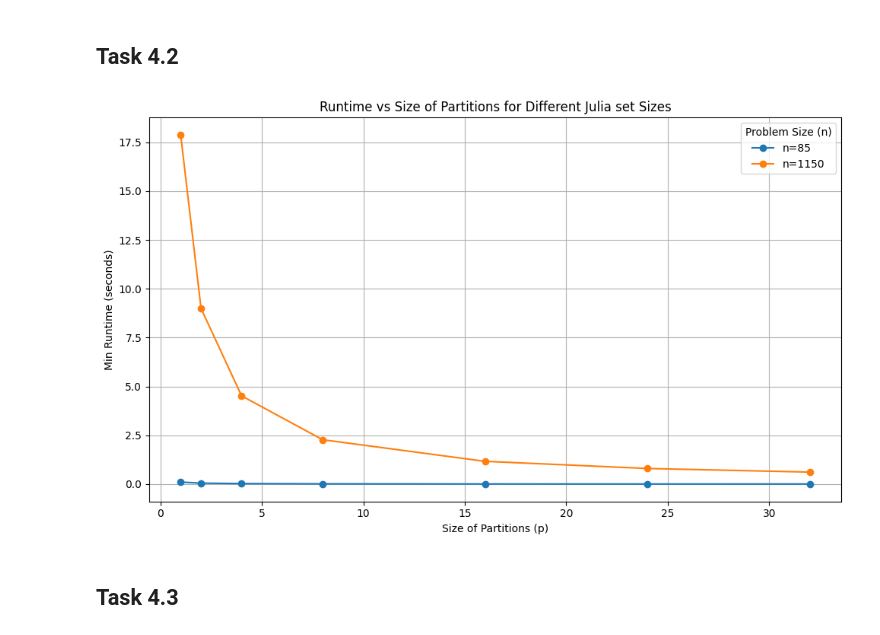
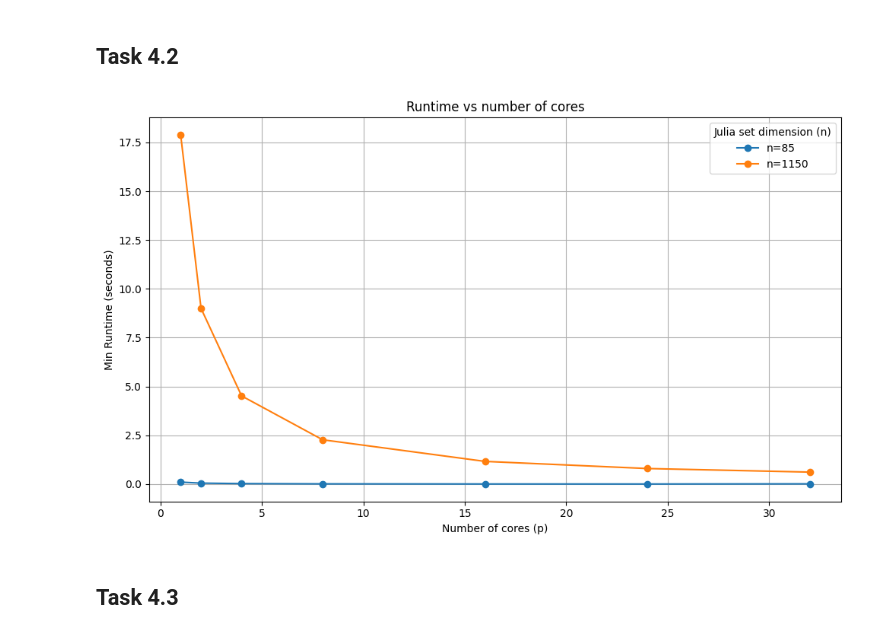
Before and after one commit to filip-topic/OpenMP-Julia-set, a Jupyter notebook: results_analysis.ipynb, the cells around one changed output. Cells and saved outputs as stored; diff of their text form; code cells hidden in the pictures.

```diff
--- a/results_analysis.ipynb
+++ b/results_analysis.ipynb
@@ -9,11 +9,11 @@ import matplotlib.pyplot as plt
 # %%
 # Load output files
 # task 4 - part 2 results
-task_4_2_path = "results/juliap_job_4977908.out"
+task_4_2_path = "results/juliap_job_4980494.out"
 
 
 # task 4 - part 3 results
-with open("results/juliap2_job_4977909.out", "r") as f:
+with open("results/juliap2_job_4980521.out", "r") as f:
     out2 = f.readlines()
 # %%
 def parse_file_to_dataframe(file_path, column_names):
@@ -48,22 +48,22 @@ df_task4_np_min = df_task4_np.groupby(["n", "p"]).min()
 # %%
 
 plt.figure(figsize=(10, 6))
 
 # Plot a line for each problem size 'n'
 for n_value, group in df_task4_np_min.reset_index().groupby("n"):
     plt.plot(group["p"], group["runtime"], marker='o', label=f"n={n_value}")
 
-plt.xlabel("Size of Partitions (p)")
+plt.xlabel("Number of cores (p)")
 plt.ylabel("Min Runtime (seconds)")
-plt.title("Runtime vs Size of Partitions for Different Julia set Sizes")
-plt.legend(title="Problem Size (n)")
+plt.title("Runtime vs number of cores")
+plt.legend(title="Julia set dimension (n)")
 plt.grid(True)
 #plt.xscale("log", base=2)  # Optional: log scale for clearer spacing if p is powers of 2
 #plt.yscale("log")  # Optional: log scale to highlight improvements
 plt.tight_layout()
 plt.show()
 # %% [output]
-[figure, old version]
+[figure, new version]
 # %% [markdown]
 ## Task 4.3
 # %%
```
Also changed, not shown: parts of 3 cells of this notebook, 10 other files.
